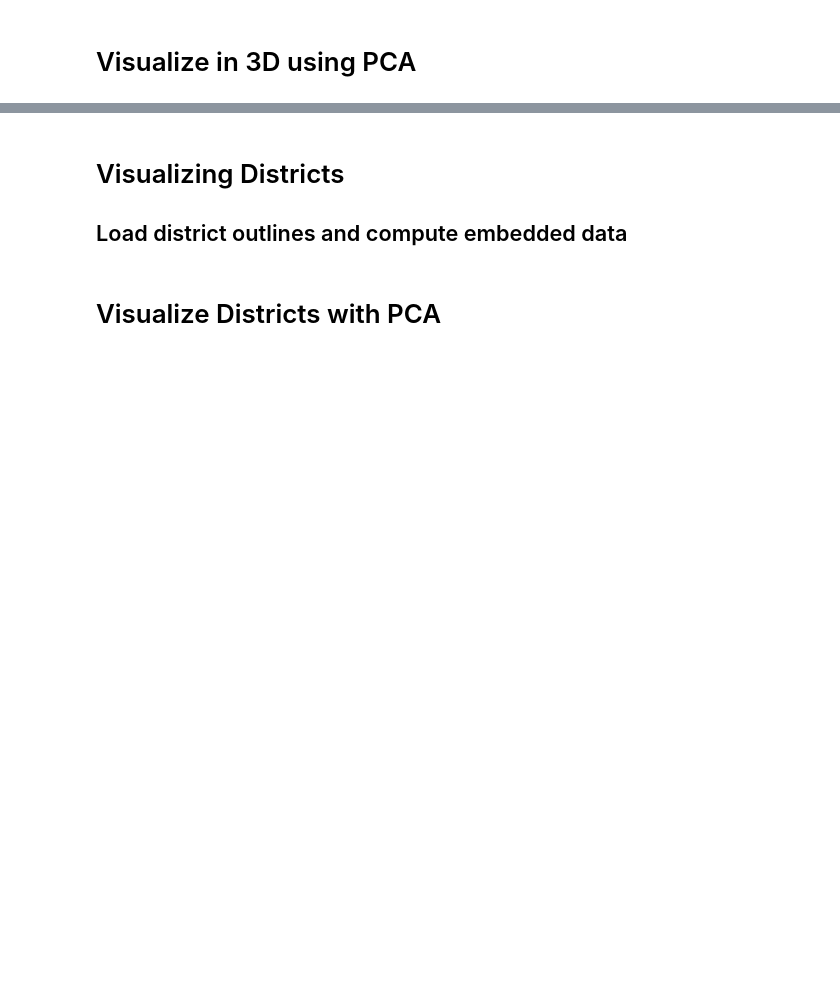
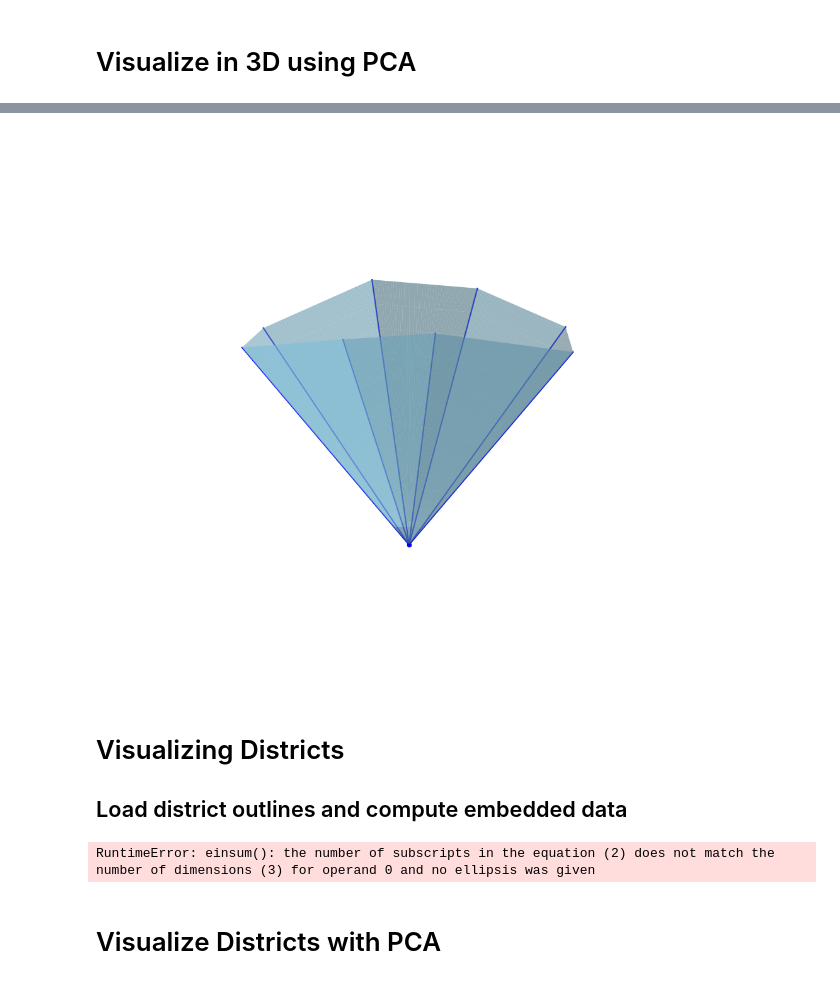
Before and after one commit to willeyna/TrainingMaxFilter, a Jupyter notebook: Embed_Viz.ipynb, the cells around one changed output, grey strips where cells are left out. Drawn from its saved outputs; the diff is of its cells as text; code cells hidden in the pictures; blank space fills up the shorter version.

```diff
--- a/Embed_Viz.ipynb
+++ b/Embed_Viz.ipynb
@@ -71,3 +156,69 @@ plt.savefig("Z2_ed128.png")
+# %%
+n = normals.T.astype("double")
+M = n.shape[1]
+eps = 1e-8
+
+# compute intersection directions between consecutive planes
+inter = np.zeros((3, M))
+for i in range(M):
+    v = np.cross(n[:, i], n[:, (i+1) % M])
+    nv = np.linalg.norm(v)
+    inter[:, i] = v / nv
+
+# plot cone
+fig = plt.figure(figsize=(9,9))
+ax = fig.add_subplot(111, projection='3d')
+
+R = 1.0  # radial extent
+
+# iteratively flip signs so each intersection ray has positive dot with its neighbor
+max_iters = 2 * M
+for _ in range(max_iters):
+    changed = False
+    for i in range(M):
+        a = inter[:, i]; b = inter[:, (i+1) % M]
+        if np.linalg.norm(a) < eps or np.linalg.norm(b) < eps:
+            continue
+        if np.dot(a, b) < 0:
+            inter[:, (i+1) % M] *= -1
+            changed = True
+    if not changed:
+        break
+
+# plot each plane between its two neighboring intersection rays
+for i in range(M):
+    a = inter[:, (i-1) % M]
+    b = inter[:, i]
+    if np.linalg.norm(a) < eps or np.linalg.norm(b) < eps:
+        continue
+    s = np.linspace(0, 1, 40)
+    r = np.linspace(0, R, 12)
+    S, Rg = np.meshgrid(s, r)
+    P = ((1 - S)[..., None] * a + S[..., None] * b) * Rg[..., None]
+    X, Y, Z = P[...,0], P[...,1], P[...,2]
+    ax.plot_surface(X, Y, Z, alpha=0.6, linewidth=0, rstride=1, cstride=1, color='skyblue')
+
+# plot intersection rays from origin outward
+ts = np.linspace(0, R, 20)
+for i in range(M):
+    d = inter[:, i]
+    if np.linalg.norm(d) < eps:
+        continue
+    pts = np.outer(ts, d)
+    ax.plot(pts[:,0], pts[:,1], pts[:,2], color='blue', linewidth=1.5)
+
+# origin
+ax.scatter([0],[0],[0], color='blue', s=20)
+
+# set view
+ax.view_init(elev=120, azim=-70)
+ax.set_axis_off()
+
+plt.tight_layout()
+plt.axis('equal')
+plt.savefig(f'Z2_cone_ed{t}.png')
+# %% [output]
+[figure, added]
 # %% [markdown]
 # Visualizing Districts
 
@@ -78,8 +229,8 @@ districts = np.load('district_outlines.npy')
 device = torch.device('cpu')
 
 # Load trained parameters
-templates_np = np.load('templates_trained_districts.npy')
-L_np = np.load('L_trained_districts.npy')
+templates_np = np.load('templates_trained_districts2.npy')
+L_np = np.load('L_trained_districts2.npy')
 
 templates = torch.from_numpy(templates_np).to(torch.complex64).to(device)
 L = torch.from_numpy(L_np).float().to(device)
@@ -96,6 +247,8 @@ with torch.no_grad():
 
 # If you want it as numpy array
 Y = output.cpu().numpy()
+# %% [output]
+RuntimeError: einsum(): the number of subscripts in the equation (2) does not match the number of dimensions (3) for operand 0 and no ellipsis was given
 # %% [markdown]
 # Visualize Districts with PCA
 # %%
```
Also changed, not shown: parts of 8 cells of this notebook, 1 other file.
